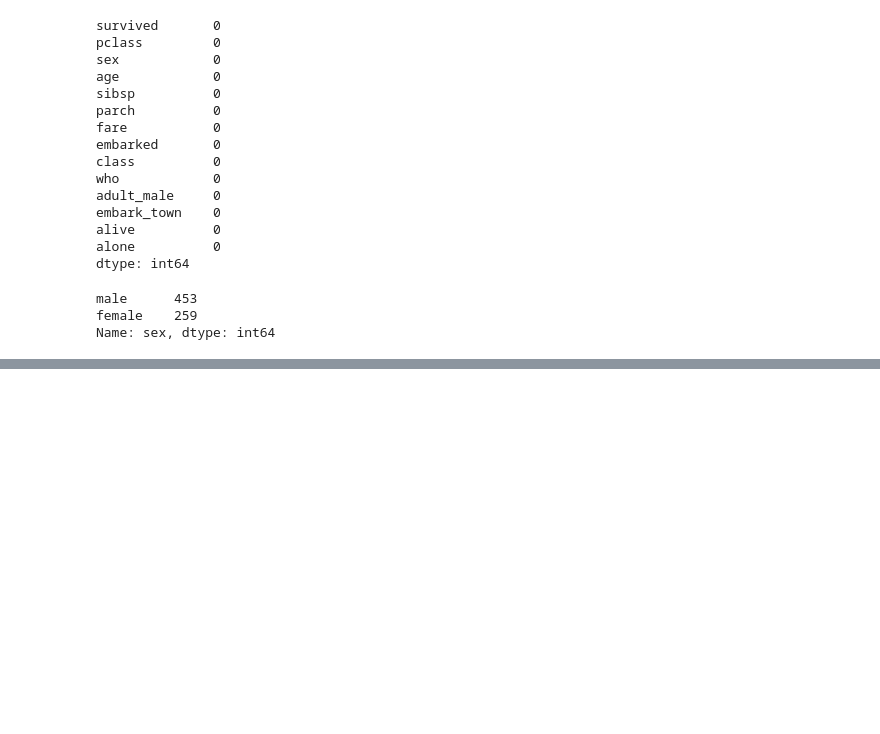
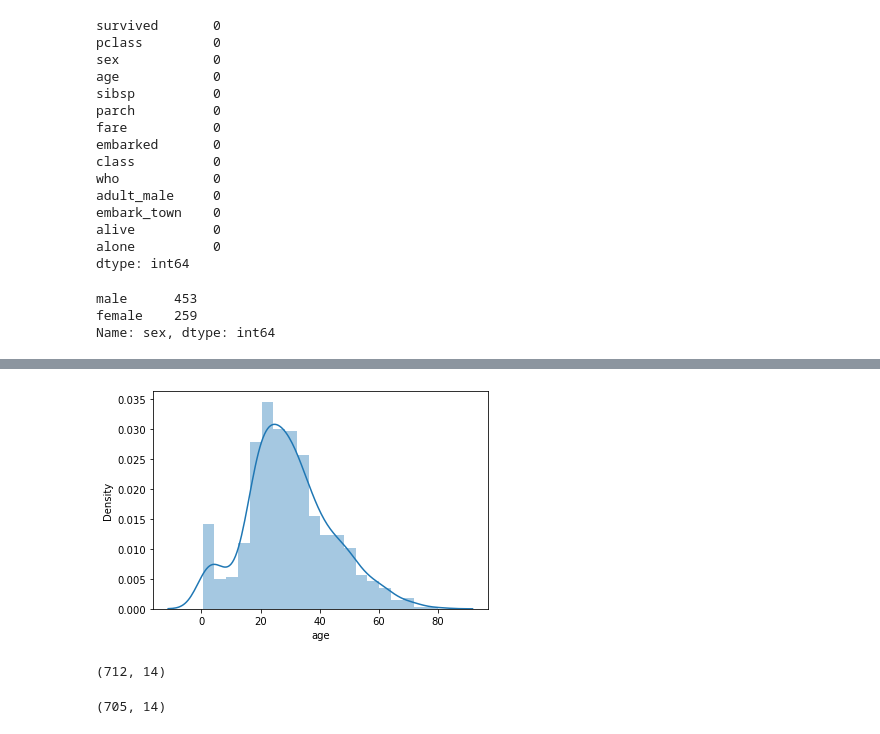
Before and after one commit to SirajAtFiverr/DataScience, a Jupyter notebook: eda.ipynb, the cells around one changed output, grey strips where cells are left out. Drawn from its saved outputs; the diff is of its cells as text; code cells hidden in the pictures; blank space fills up the shorter version.

```diff
--- a/eda.ipynb
+++ b/eda.ipynb
@@ -174,0 +187,15 @@ Name: sex, dtype: int64
+# %%
+sns.distplot(data['age'])
+plt.show()
+# %% [output]
+[figure, added]
+# %%
+data.shape
+# %% [output]
+(712, 14)
+# %%
+# Removing Outlayer
+data = data[data['age'] < 69]
+data.shape
+# %% [output]
+(705, 14)
```
Also changed, not shown: parts of 20 cells of this notebook.
